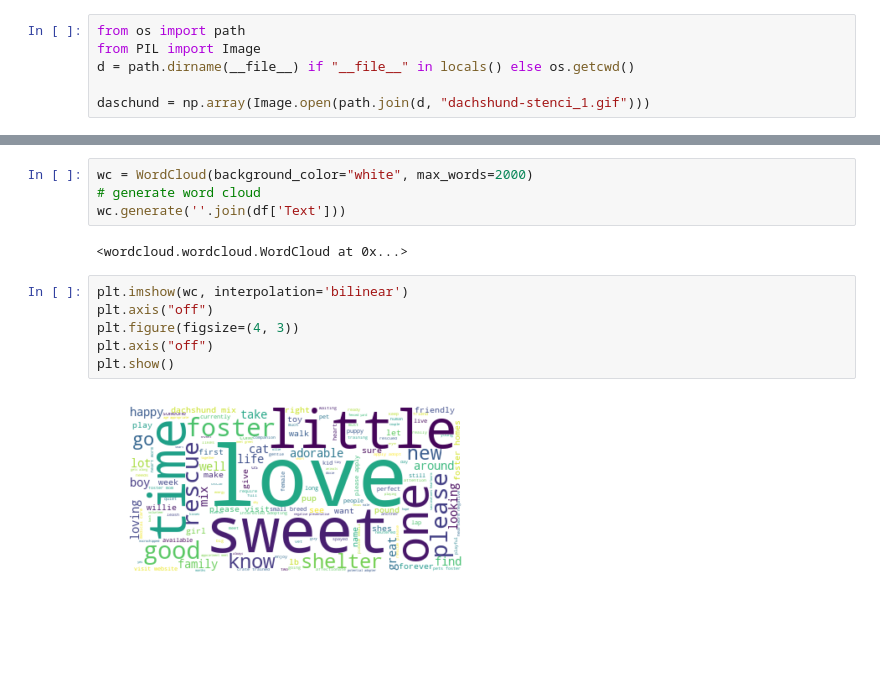
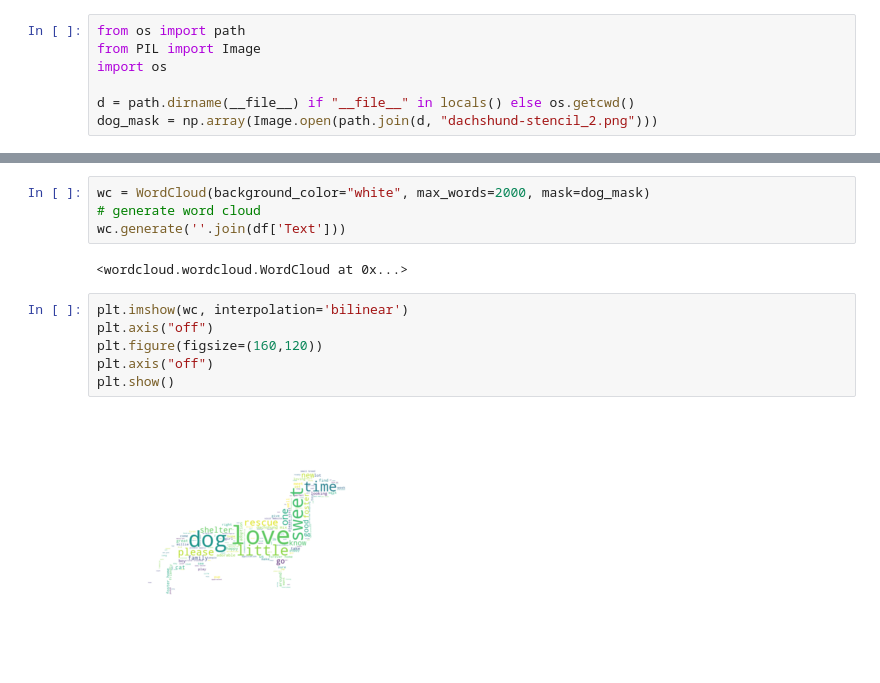
Before and after one commit to dezzibelle/Petfinder_WebscrapingSelenium, a Jupyter notebook: PetData.ipynb, the cells around one changed output, grey strips where cells are left out. Drawn from its saved outputs; the diff is of its cells as text; blank space fills up the shorter version.

```diff
--- a/PetData.ipynb
+++ b/PetData.ipynb
@@ -215,6 +266,7 @@ df['Text'] = df['Text'].apply(lambda x: " ".join(x for x in x.split() if x not i
 # %%
 from os import path
 from PIL import Image
+import os
+
 d = path.dirname(__file__) if "__file__" in locals() else os.getcwd()
-
-daschund = np.array(Image.open(path.join(d, "dachshund-stenci_1.gif")))
+dog_mask = np.array(Image.open(path.join(d, "dachshund-stencil_2.png")))
@@ -223,5 +273,5 @@ NameError: name '__file__' is not defined
 # %%
-wc = WordCloud(background_color="white", max_words=2000)
+wc = WordCloud(background_color="white", max_words=2000, mask=dog_mask)
 # generate word cloud
 wc.generate(''.join(df['Text']))
 # %% [output]
@@ -229,8 +279,8 @@ wc.generate(''.join(df['Text']))
 # %%
 plt.imshow(wc, interpolation='bilinear')
 plt.axis("off")
-plt.figure(figsize=(4, 3))
+plt.figure(figsize=(160,120))
 plt.axis("off")
 plt.show()
 # %% [output]
-[figure, old version]
+[figure, new version]
```
Also changed, not shown: parts of 10 cells of this notebook, 34 other files.
